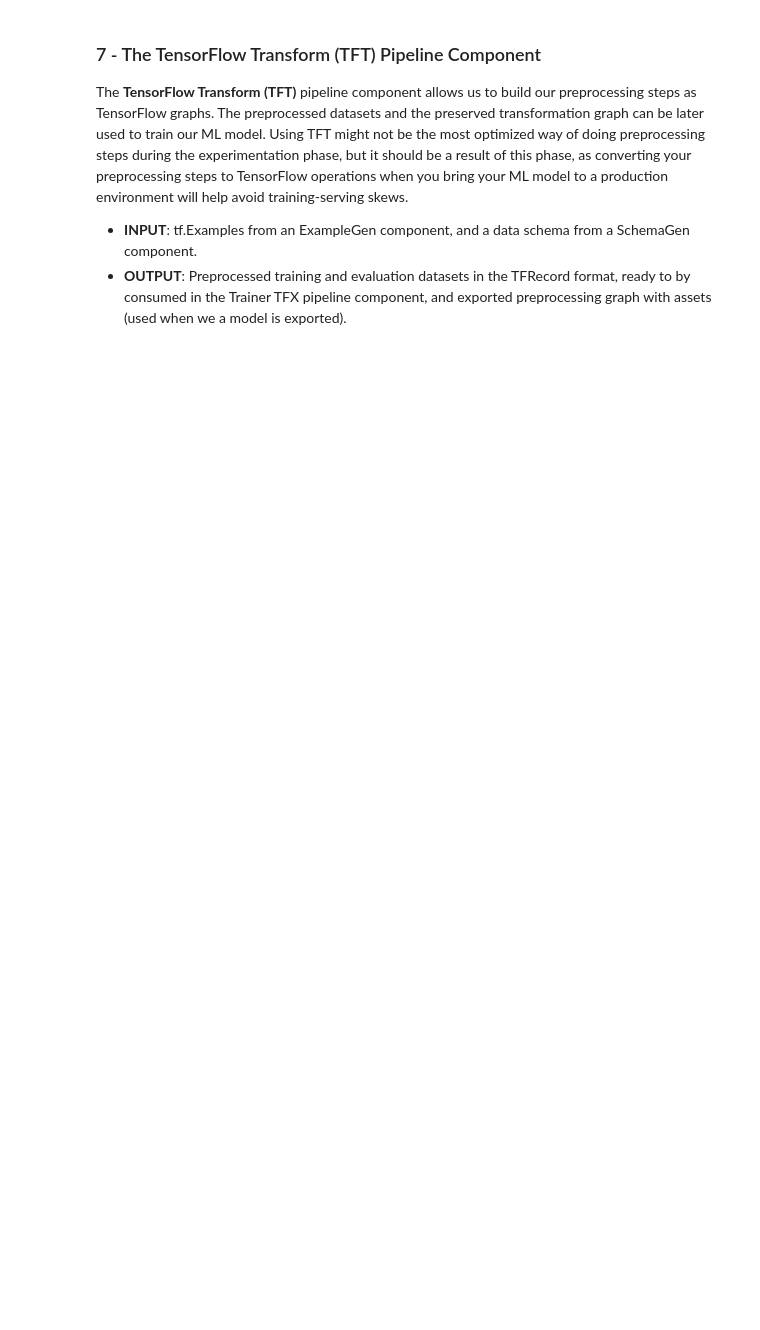
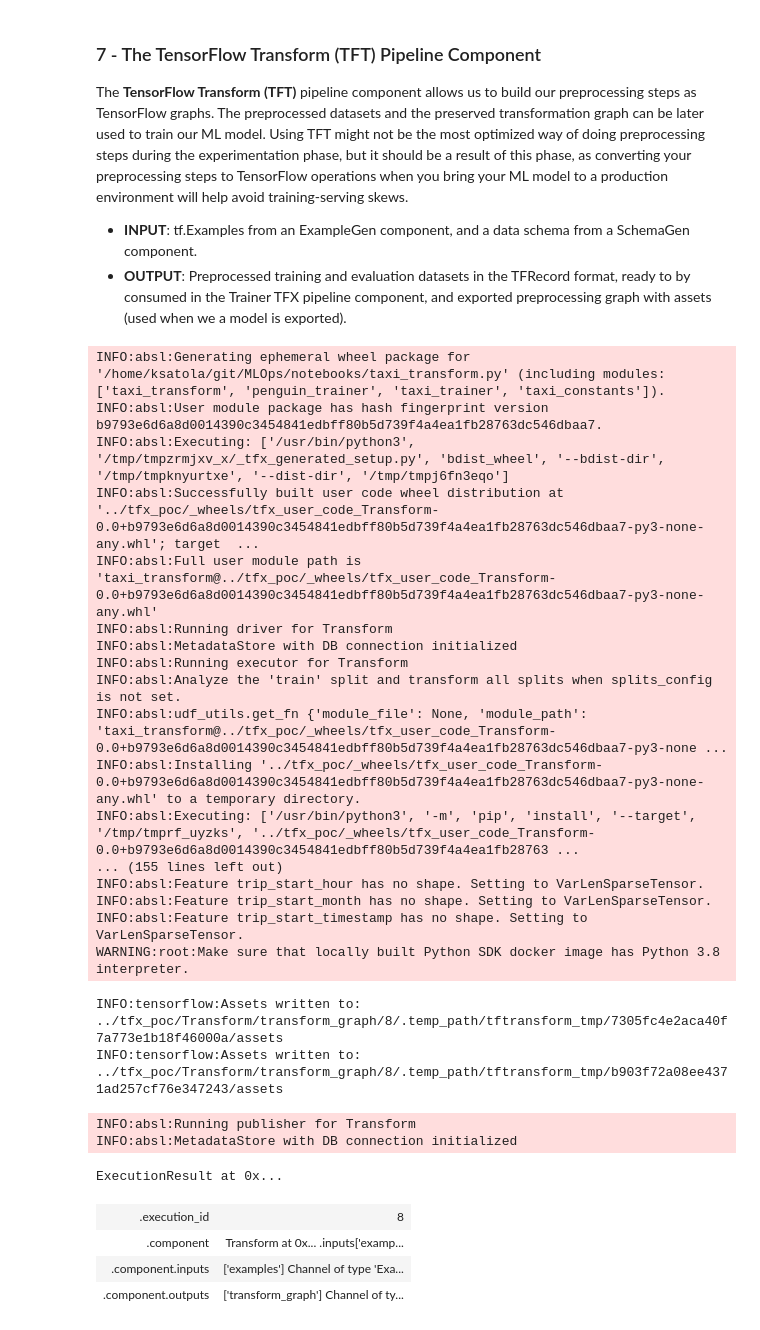
Before and after one commit to ksatola/MLOps, a Jupyter notebook: notebooks/20012 - TFX_interactive_pipeline_Working.ipynb, the cells around one changed output. Saved outputs shown, nothing was run; the diff lists cells and outputs as text; code cells hidden in the pictures; blank space fills up the shorter version.

```diff
--- a/notebooks/20012 - TFX_interactive_pipeline_Working.ipynb
+++ b/notebooks/20012 - TFX_interactive_pipeline_Working.ipynb
@@ -987,8 +1066,39 @@ The **TensorFlow Transform (TFT)** pipeline component allows us to build our pre
 - **INPUT**: tf.Examples from an ExampleGen component, and a data schema from a SchemaGen component.
 - **OUTPUT**: Preprocessed training and evaluation datasets in the TFRecord format, ready to by consumed in the Trainer TFX pipeline component, and exported preprocessing graph with assets (used when we a model is exported).
 # %%
-#Transform performs Data/Feature Engineering steps on the dataset.
-#It uses TensorFlow Transform
-#It takes data from ExampleGen, the schema from SchemaGen, and a module that contains user-defined Transform code as an input.
-transform = Transform(examples=example_gen.outputs['examples'], schema=schema_gen.outputs['schema'],module_file=os.path.abspath(_taxi_transform_module_file))
+# Transform performs Data/Feature Engineering steps on the dataset.
+transform = Transform(
+    examples=example_gen.outputs['examples'],
+    schema=schema_gen.outputs['schema'],
+    module_file=os.path.abspath(_taxi_transform_module_file)
+)
 context.run(transform)
+
+# If breaks, then remove a context folder (tfx_poc) and run everything again
+# %% [output]
+INFO:absl:Generating ephemeral wheel package for '/home/ksatola/git/MLOps/notebooks/taxi_transform.py' (including modules: ['taxi_transform', 'penguin_trainer', 'taxi_trainer', 'taxi_constants']).
+INFO:absl:User module package has hash fingerprint version b9793e6d6a8d0014390c3454841edbff80b5d739f4a4ea1fb28763dc546dbaa7.
+INFO:absl:Executing: ['/usr/bin/python3', '/tmp/tmpzrmjxv_x/_tfx_generated_setup.py', 'bdist_wheel', '--bdist-dir', '/tmp/tmpknyurtxe', '--dist-dir', '/tmp/tmpj6fn3eqo']
+INFO:absl:Successfully built user code wheel distribution at '../tfx_poc/_wheels/tfx_user_code_Transform-0.0+b9793e6d6a8d0014390c3454841edbff80b5d739f4a4ea1fb28763dc546dbaa7-py3-none-any.whl'; target  ...
+INFO:absl:Full user module path is 'taxi_transform@../tfx_poc/_wheels/tfx_user_code_Transform-0.0+b9793e6d6a8d0014390c3454841edbff80b5d739f4a4ea1fb28763dc546dbaa7-py3-none-any.whl'
+INFO:absl:Running driver for Transform
+INFO:absl:MetadataStore with DB connection initialized
+INFO:absl:Running executor for Transform
+INFO:absl:Analyze the 'train' split and transform all splits when splits_config is not set.
+INFO:absl:udf_utils.get_fn {'module_file': None, 'module_path': 'taxi_transform@../tfx_poc/_wheels/tfx_user_code_Transform-0.0+b9793e6d6a8d0014390c3454841edbff80b5d739f4a4ea1fb28763dc546dbaa7-py3-none ...
+INFO:absl:Installing '../tfx_poc/_wheels/tfx_user_code_Transform-0.0+b9793e6d6a8d0014390c3454841edbff80b5d739f4a4ea1fb28763dc546dbaa7-py3-none-any.whl' to a temporary directory.
+INFO:absl:Executing: ['/usr/bin/python3', '-m', 'pip', 'install', '--target', '/tmp/tmprf_uyzks', '../tfx_poc/_wheels/tfx_user_code_Transform-0.0+b9793e6d6a8d0014390c3454841edbff80b5d739f4a4ea1fb28763 ...
+... (155 lines left out)
+INFO:absl:Feature trip_start_hour has no shape. Setting to VarLenSparseTensor.
+INFO:absl:Feature trip_start_month has no shape. Setting to VarLenSparseTensor.
+INFO:absl:Feature trip_start_timestamp has no shape. Setting to VarLenSparseTensor.
+WARNING:root:Make sure that locally built Python SDK docker image has Python 3.8 interpreter.
+INFO:tensorflow:Assets written to: ../tfx_poc/Transform/transform_graph/8/.temp_path/tftransform_tmp/7305fc4e2aca40f7a773e1b18f46000a/assets
+INFO:tensorflow:Assets written to: ../tfx_poc/Transform/transform_graph/8/.temp_path/tftransform_tmp/b903f72a08ee4371ad257cf76e347243/assets
+INFO:absl:Running publisher for Transform
+INFO:absl:MetadataStore with DB connection initialized
+ExecutionResult at 0x...
+| .execution_id | 8 |
+| .component | Transform at 0x... .inputs['examp... |
+| .component.inputs | ['examples'] Channel of type 'Exa... |
+| .component.outputs | ['transform_graph'] Channel of ty... |
```
Also changed, not shown: parts of 39 cells of this notebook.
